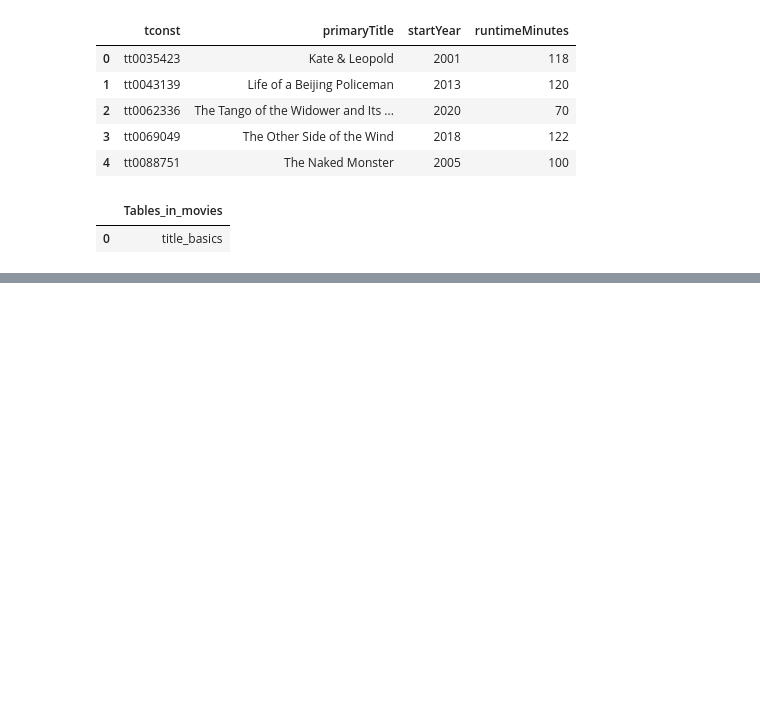
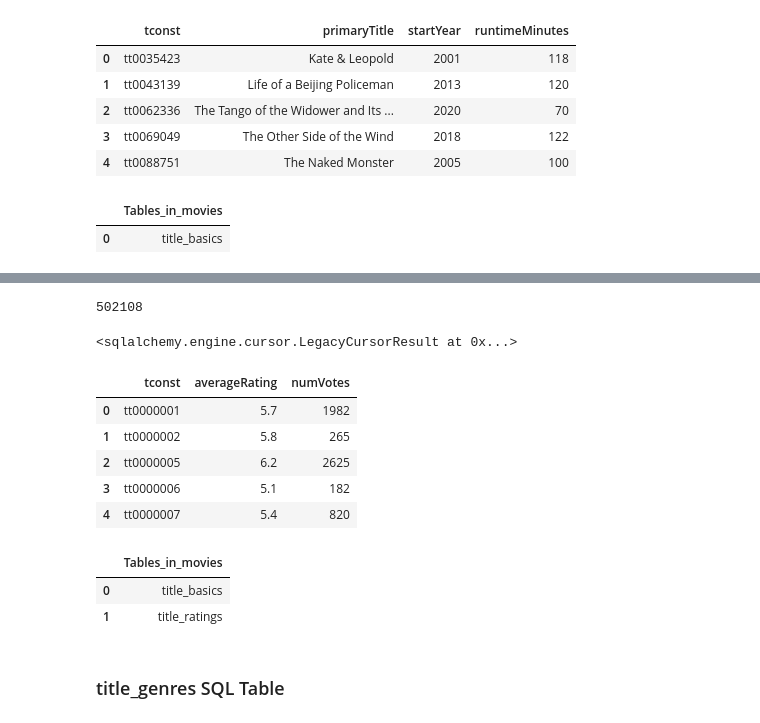
Before and after one commit to Mhoover41/Data-Enrichment-Project-3, a Jupyter notebook: IMDB Project Part 3.ipynb, the cells around one changed output, grey strips where cells are left out. Saved outputs shown, nothing was run; the diff lists cells and outputs as text; code cells hidden in the pictures; blank space fills up the shorter version.

```diff
--- a/IMDB Project Part 3.ipynb
+++ b/IMDB Project Part 3.ipynb
@@ -399,0 +439,39 @@ pd.read_sql(q, engine)
+# %%
+# Save the dataframe to an sql table
+# with appropriate datatypes and set index=False
+title_ratings_df.to_sql('title_ratings',
+              engine,
+              dtype=df_schema,
+              if_exists='replace',
+              index=False)
+# %% [output]
+502108
+# %%
+# Use the sqlalchemy engine to update the table, and
+# set tconst as the primary key
+engine.execute('ALTER TABLE title_ratings ADD PRIMARY KEY (`tconst`);')
+# %% [output]
+<sqlalchemy.engine.cursor.LegacyCursorResult at 0x...>
+# %%
+# Display the first 5 rows of the table using a SQL query
+q = """
+SELECT *
+FROM title_ratings LIMIT 5
+;"""
+pd.read_sql(q, engine)
+# %% [output]
+|  | tconst | averageRating | numVotes |
+| 0 | tt0000001 | 5.7 | 1982 |
+| 1 | tt0000002 | 5.8 | 265 |
+| 2 | tt0000005 | 6.2 | 2625 |
+| 3 | tt0000006 | 5.1 | 182 |
+| 4 | tt0000007 | 5.4 | 820 |
+# %%
+q = """SHOW TABLES;"""
+pd.read_sql(q, engine)
+# %% [output]
+|  | Tables_in_movies |
+| 0 | title_basics |
+| 1 | title_ratings |
+# %% [markdown]
+ ### title_genres SQL Table
```
Also changed, not shown: parts of 19 cells of this notebook, 5 other files.
